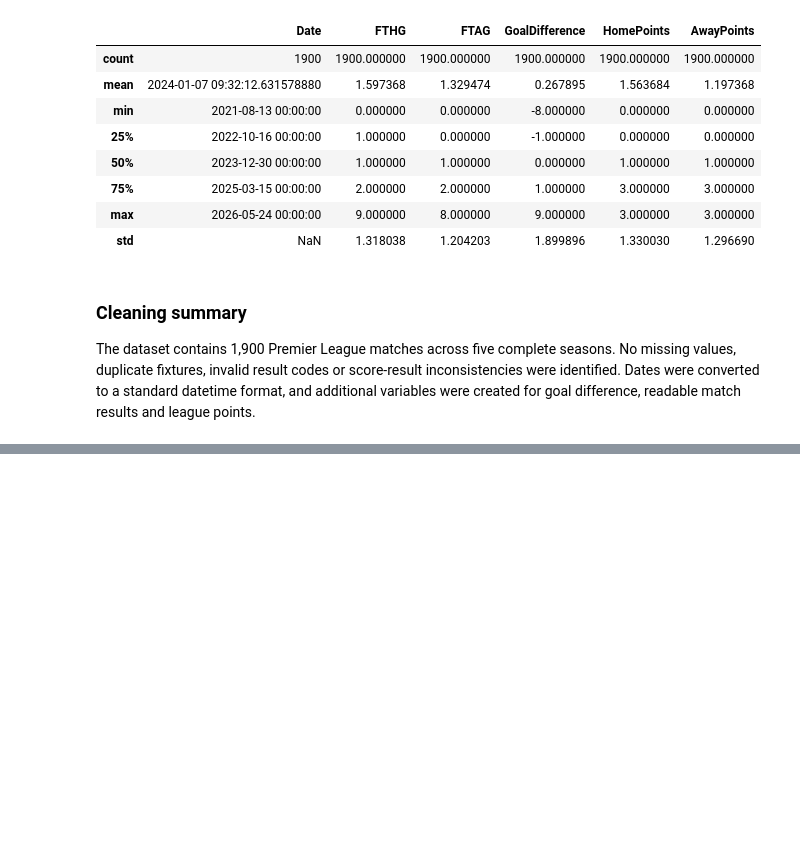
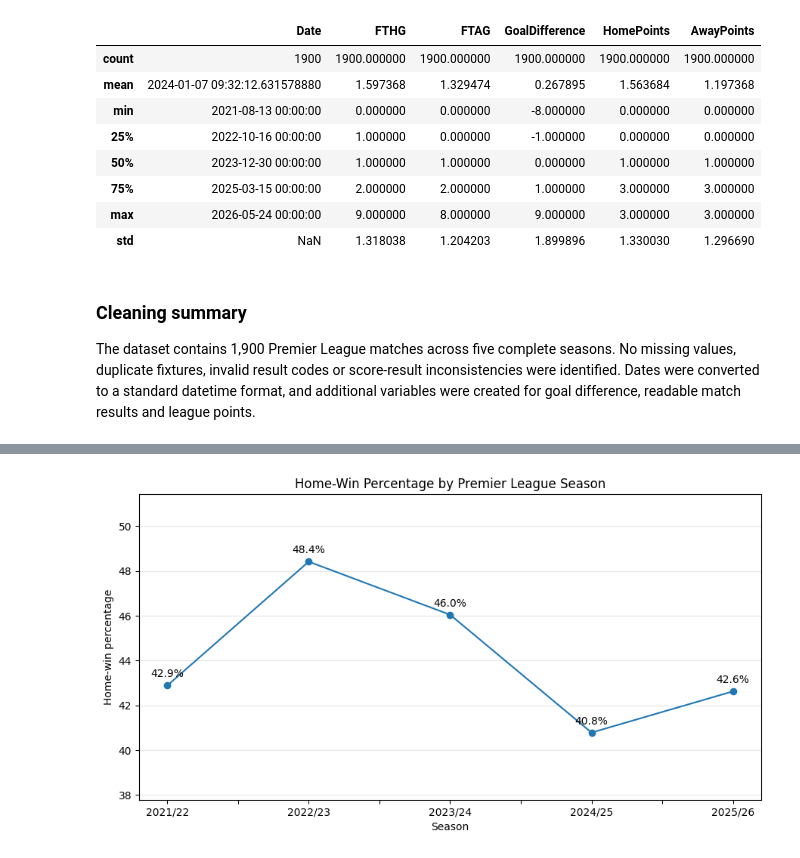
Before and after one commit to harryjarvis/epl-home-advantage-analysis, a Jupyter notebook: notebooks/home_advantage_analysis.ipynb, the cells around one changed output, grey strips where cells are left out. Cells and saved outputs as stored; diff of their text form; code cells hidden in the pictures; blank space fills up the shorter version.

```diff
--- a/notebooks/home_advantage_analysis.ipynb
+++ b/notebooks/home_advantage_analysis.ipynb
@@ -225,0 +380,37 @@ The dataset contains 1,900 Premier League matches across five complete seasons.
+# %%
+home_win_values = season_summary["HomeWinPercentage"]
+
+ax = home_win_values.plot(
+    kind="line",
+    marker="o",
+    figsize=(9, 5)
+)
+
+ax.set_title("Home-Win Percentage by Premier League Season")
+ax.set_xlabel("Season")
+ax.set_ylabel("Home-win percentage")
+ax.set_ylim(
+    home_win_values.min() - 3,
+    home_win_values.max() + 3
+)
+
+for index, value in enumerate(home_win_values):
+    ax.annotate(
+        f"{value:.1f}%",
+        xy=(index, value),
+        xytext=(0, 8),
+        textcoords="offset points",
+        ha="center"
+    )
+
+ax.grid(axis="y", alpha=0.3)
+
+plt.tight_layout()
+plt.savefig(
+    "../images/home_win_percentage_by_season.png",
+    dpi=300,
+    bbox_inches="tight"
+)
+plt.show()
+# %% [output]
+[figure, added]
```
Also changed, not shown: parts of 30 cells of this notebook, 4 other files.
